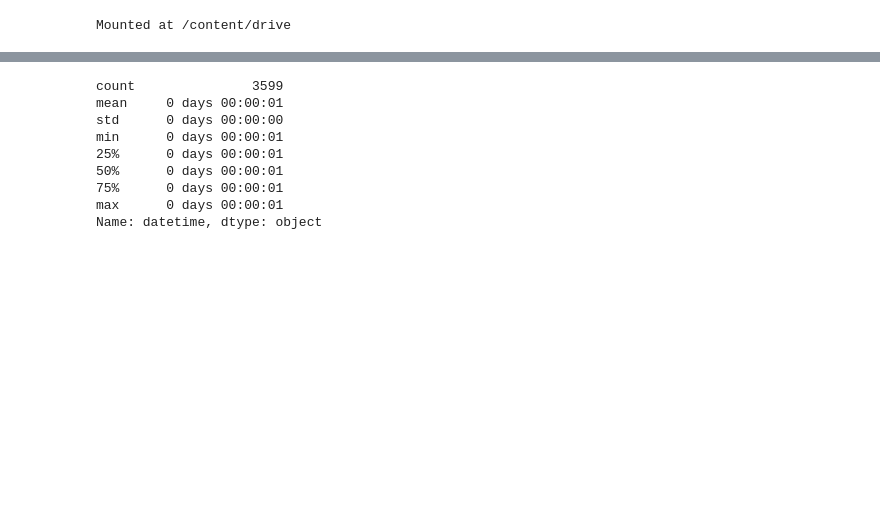
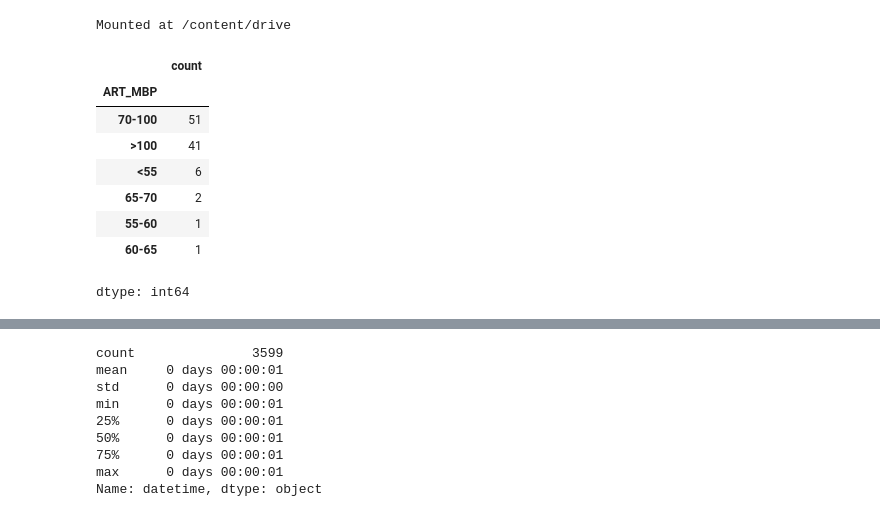
Before and after one commit to noamdwc/ECG2BP, a Jupyter notebook: EDA.ipynb, the cells around one changed output, grey strips where cells are left out. Cells and saved outputs as stored; diff of their text form; code cells hidden in the pictures; blank space fills up the shorter version.

```diff
--- a/EDA.ipynb
+++ b/EDA.ipynb
@@ -13,0 +62,4 @@ Mounted at /content/drive
+# %%
+bins = [0, 55, 60, 65, 70, 100, np.inf]
+labels = ['<55', '55-60', '60-65', '65-70', '70-100', '>100']
+art_binned = pd.cut(art['ART_MBP'], bins=bins, labels=labels)
@@ -13,0 +68,12 @@ Mounted at /content/drive
+# %%
+art_binned.value_counts()
+# %% [output]
+|  | count |
+| ART_MBP |  |
+| 70-100 | 51 |
+| >100 | 41 |
+| <55 | 6 |
+| 65-70 | 2 |
+| 55-60 | 1 |
+| 60-65 | 1 |
+dtype: int64
```
Also changed, not shown: parts of 14 cells of this notebook.
